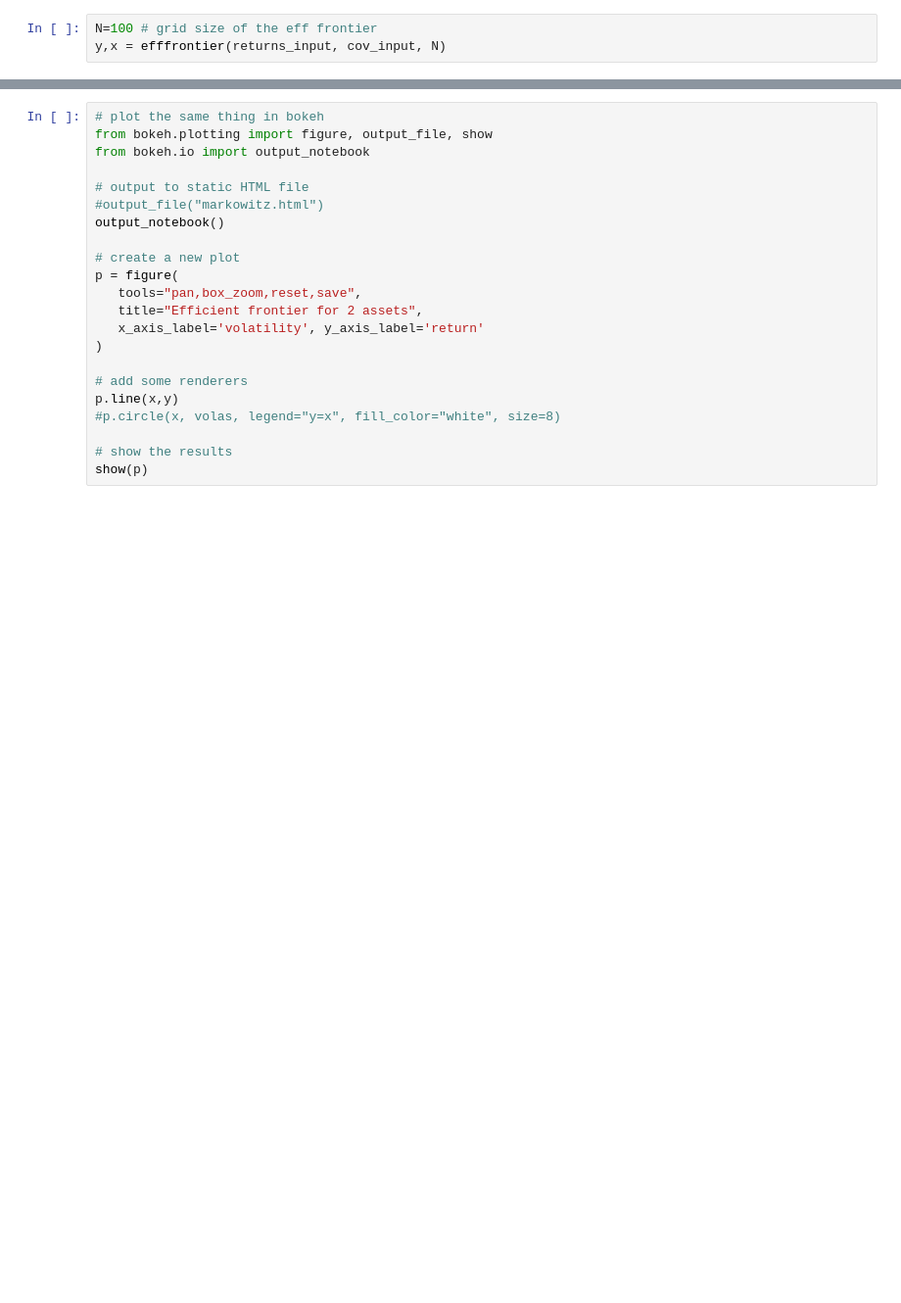
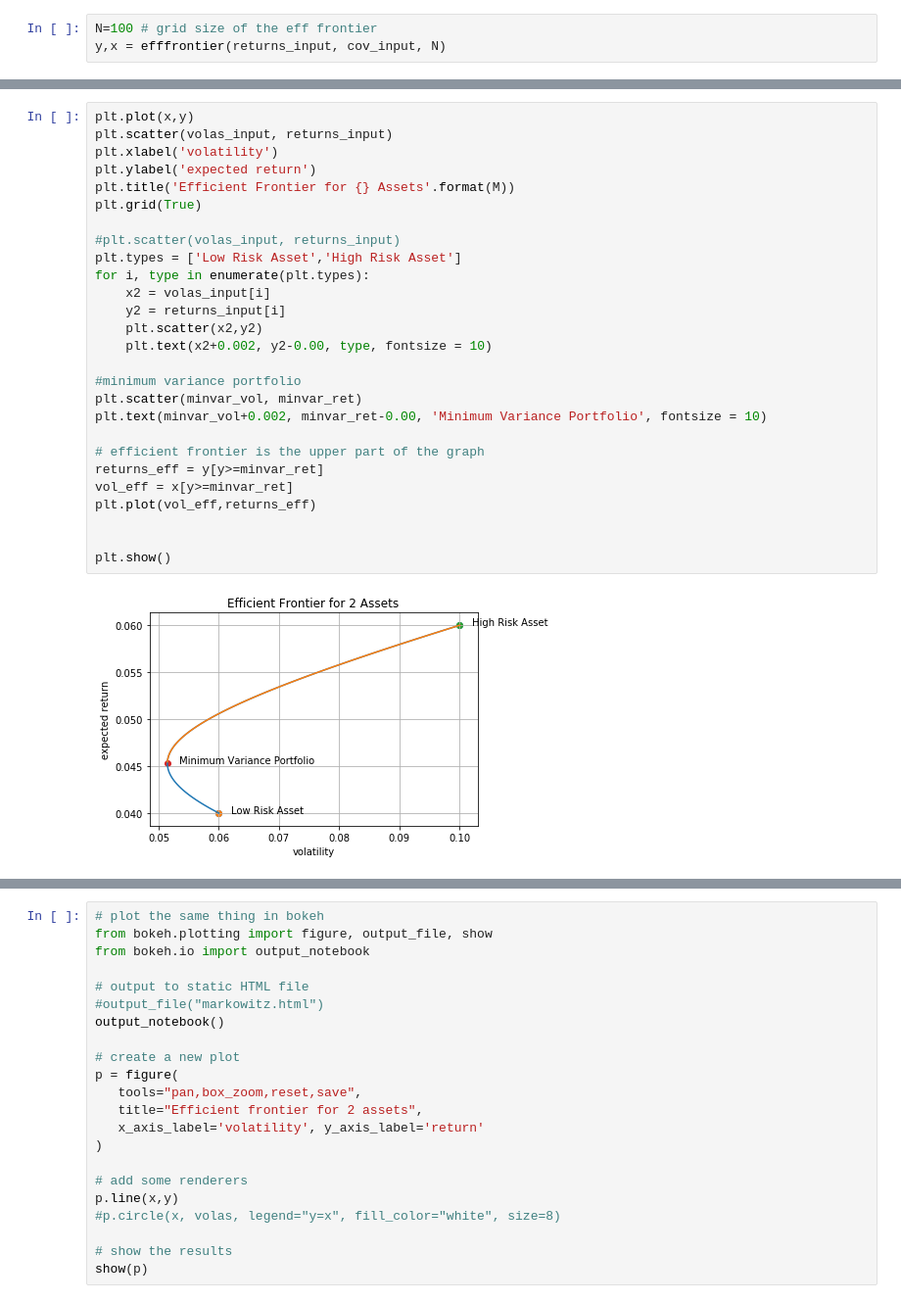
Before and after one commit to investeer-io/markowitz_bokeh, a Jupyter notebook: Markowitz_bokeh.ipynb, the cells around one changed output, grey strips where cells are left out. Shown at 98% size. Drawn from its saved outputs; the diff is of its cells as text; blank space fills up the shorter version.

```diff
--- a/Markowitz_bokeh.ipynb
+++ b/Markowitz_bokeh.ipynb
@@ -86,0 +105,29 @@ minimum variance portfolio is: [0.24920962 0.26942606 0.48136433]
+# %%
+plt.plot(x,y)
+plt.scatter(volas_input, returns_input)
+plt.xlabel('volatility')
+plt.ylabel('expected return')
+plt.title('Efficient Frontier for {} Assets'.format(M))
+plt.grid(True)
+
+#plt.scatter(volas_input, returns_input)
+plt.types = ['Low Risk Asset','High Risk Asset']
+for i, type in enumerate(plt.types):
+    x2 = volas_input[i]
+    y2 = returns_input[i]
+    plt.scatter(x2,y2)
+    plt.text(x2+0.002, y2-0.00, type, fontsize = 10)
+
+#minimum variance portfolio
+plt.scatter(minvar_vol, minvar_ret)
+plt.text(minvar_vol+0.002, minvar_ret-0.00, 'Minimum Variance Portfolio', fontsize = 10)
+
+# efficient frontier is the upper part of the graph
+returns_eff = y[y>=minvar_ret]
+vol_eff = x[y>=minvar_ret]
+plt.plot(vol_eff,returns_eff)
+
+
+plt.show()
+# %% [output]
+[figure, added]
```
Also changed, not shown: parts of 42 cells of this notebook.
